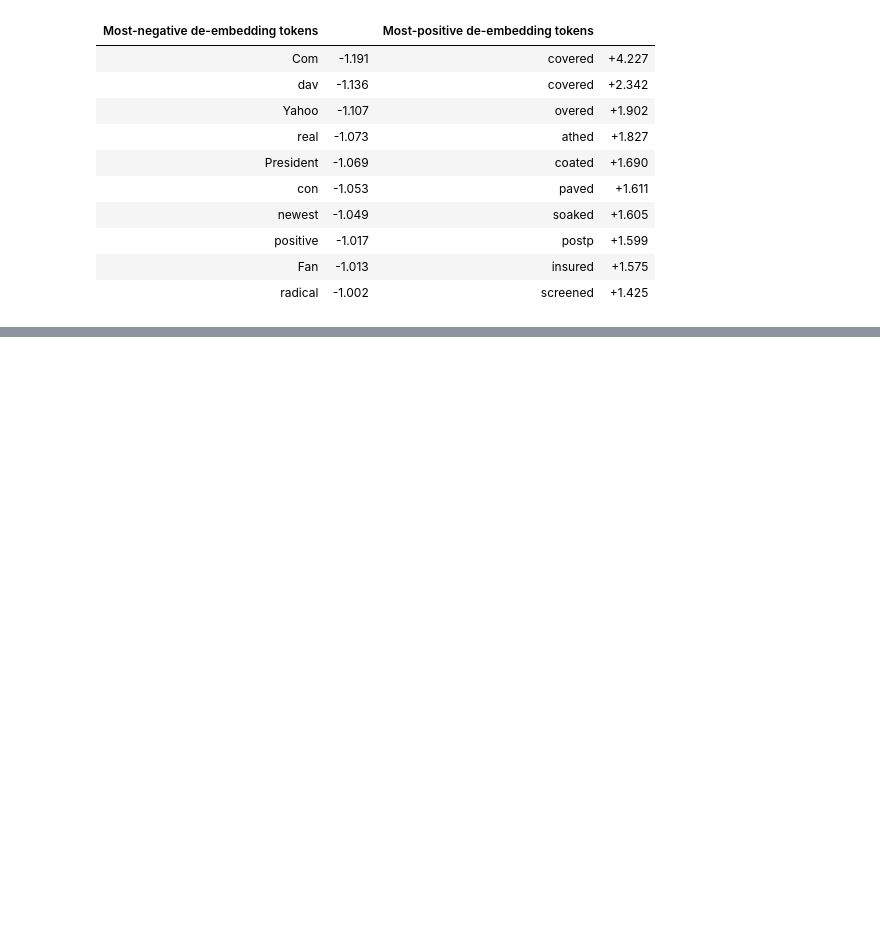
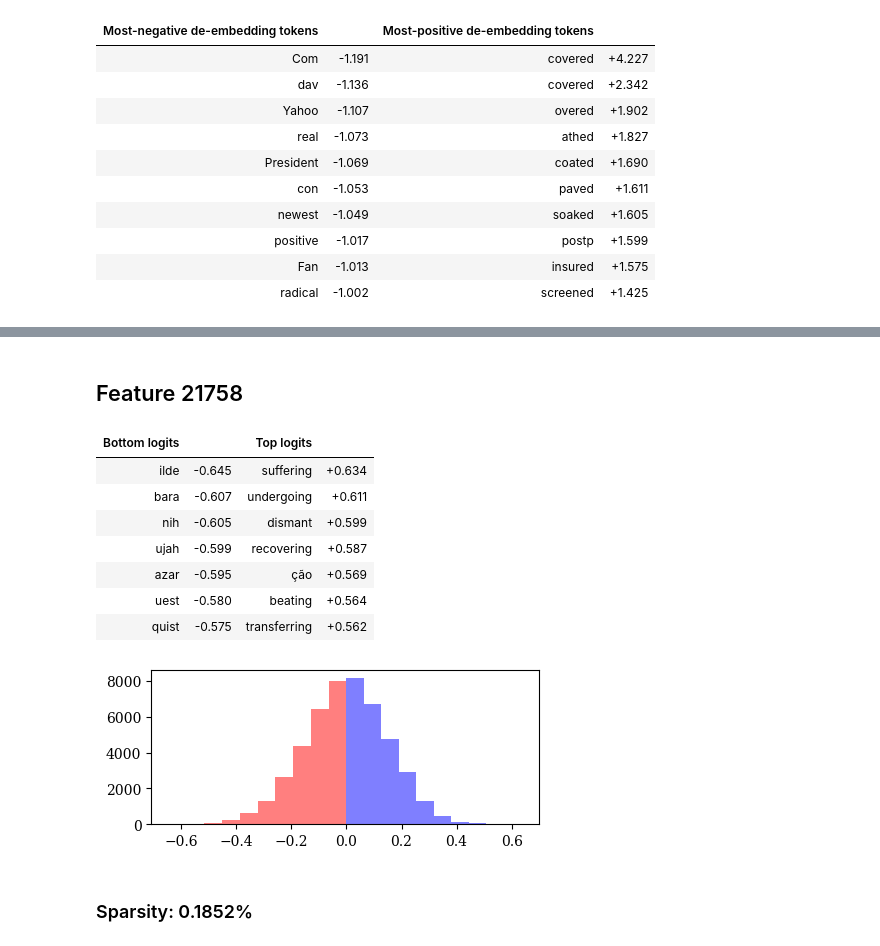
Before and after one commit to jacobdunefsky/multilayer-transcoder-reversing, a Jupyter notebook: GELU-2L.ipynb, the cells around one changed output, grey strips where cells are left out. Cells and saved outputs as stored; diff of their text form; code cells hidden in the pictures; blank space fills up the shorter version.

```diff
--- a/GELU-2L.ipynb
+++ b/GELU-2L.ipynb
@@ -1698,0 +2025,19 @@ Direct path
+# %%
+tc_feature_idx = 21758
+
+scores = get_feature_scores(model, l1_transcoder, owt_tokens_torch[:128*100], tc_feature_idx, batch_size=128, use_raw_scores=False)
+display(HTML(f"<h2 style='font-family: serif'>Feature {tc_feature_idx}</h2>"))
+display_logits_for_feature(model, l1_transcoder, tc_feature_idx)
+display_activating_examples_dash(owt_tokens_torch[:128*100], scores)
+# %% [output]
+Feature 21758
+| Bottom logits |  | Top logits |  |
+| ilde | -0.645 | suffering | +0.634 |
+| bara | -0.607 | undergoing | +0.611 |
+| nih | -0.605 | dismant | +0.599 |
+| ujah | -0.599 | recovering | +0.587 |
+| azar | -0.595 | ção | +0.569 |
+| uest | -0.580 | beating | +0.564 |
+| quist | -0.575 | transferring | +0.562 |
+[figure, added]
+Sparsity: 0.1852%
```
Also changed, not shown: parts of 77 cells of this notebook.
